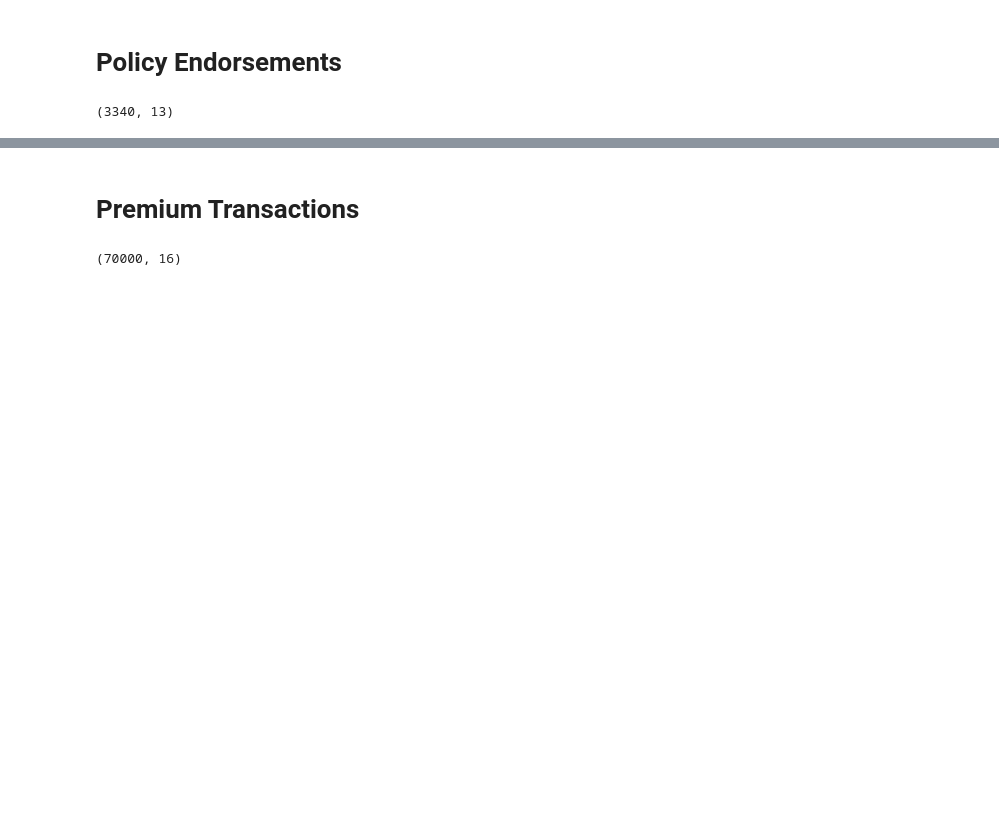
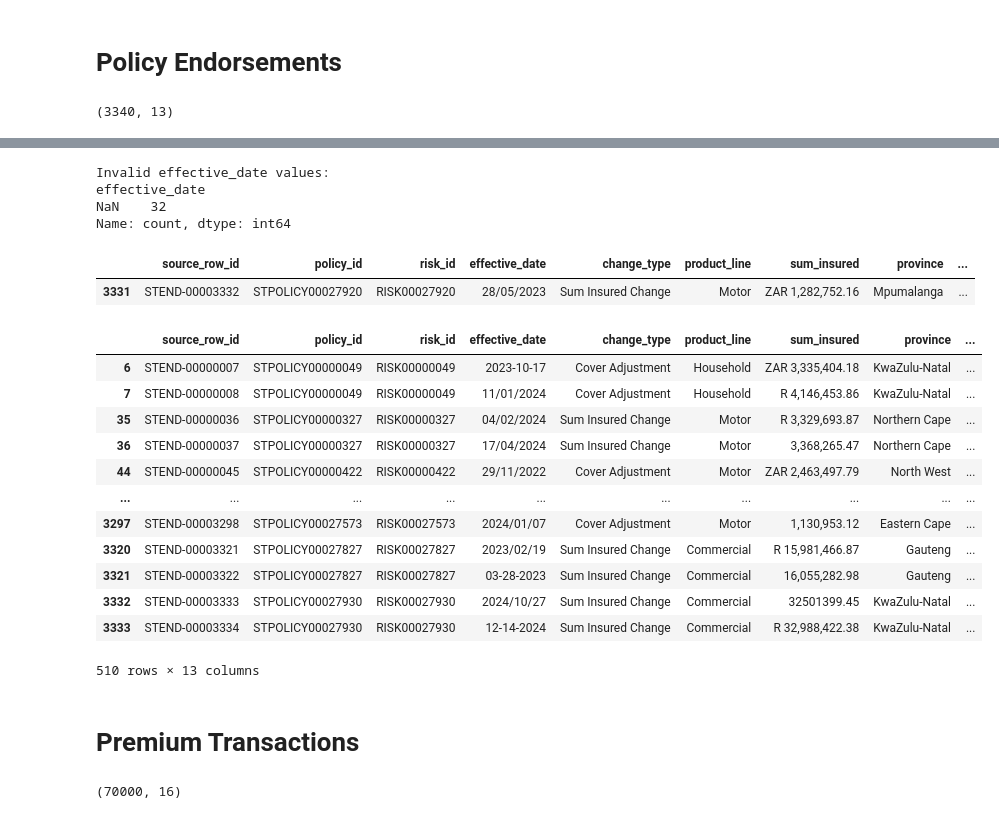
Before and after one commit to SumiK2001/https---github.com-SumiK2001-Santam-Final-Project, a Jupyter notebook: Untitled46.ipynb, the cells around one changed output, grey strips where cells are left out. Cells and saved outputs as stored; diff of their text form; code cells hidden in the pictures; blank space fills up the shorter version.

```diff
--- a/Untitled46.ipynb
+++ b/Untitled46.ipynb
@@ -313,0 +439,7 @@ policy_endorsements.shape
+# %%
+#Replacing the invalid amount wit NaN
+
+policy_endorsements['sum_insured'] = policy_endorsements['sum_insured'].replace(
+    ['--', 'not recorded'],
+    pd.NA
+)
@@ -313,0 +456,11 @@ policy_endorsements.shape
+# %%
+#Removing CURRENCY in the money
+
+policy_endorsements['sum_insured'] = (
+    policy_endorsements['sum_insured']
+    .astype(str)
+    .str.replace('ZAR', '', regex=False)
+    .str.replace('R', '', regex=False)
+    .str.replace('zar', '', regex=False)
+    .str.strip()
+)
@@ -313,0 +479,21 @@ policy_endorsements.shape
+# %%
+#Checking invalid dates
+
+tmp_effective = pd.to_datetime(
+    policy_endorsements['effective_date'],
+    format='mixed',
+    errors='coerce'
+)
+
+print("Invalid effective_date values:")
+print(
+    policy_endorsements.loc[
+        tmp_effective.isna(),
+        'effective_date'
+    ].value_counts(dropna=False)
+)
+# %% [output]
+Invalid effective_date values:
+effective_date
+NaN    32
+Name: count, dtype: int64
@@ -314,3 +521,44 @@ policy_endorsements.shape
+# %%
+# Converting Vehicle  Year to int
+policy_endorsements['vehicle_year'] = policy_endorsements['vehicle_year'].astype('Int64')
+# %%
+# Coveerting Date to date type
+policy_endorsements['effective_date'] = pd.to_datetime(
+    policy_endorsements['effective_date'],
+    format='mixed'
+)
+# %%
+##STPOLICY00027920
+
+policy_endorsements[
+    policy_endorsements['policy_id'] == 'STPOLICY00027920'
+]
+# %% [output]
+|  | source_row_id | policy_id | risk_id | effective_date | change_type | product_line | sum_insured | province | ... |
+| 3331 | STEND-00003332 | STPOLICY00027920 | RISK00027920 | 28/05/2023 | Sum Insured Change | Motor | ZAR 1,282,752.16 | Mpumalanga | ... |
+# %%
+# Checking duplicates
+dup_ids = policy_endorsements['policy_id'].value_counts().loc[lambda x: x > 1].index
+
+duplicated_rows = policy_endorsements[
+    policy_endorsements['policy_id'].isin(dup_ids)
+]
+
+duplicated_rows.sort_values('policy_id')
+# %% [output]
+|  | source_row_id | policy_id | risk_id | effective_date | change_type | product_line | sum_insured | province | ... |
+| 6 | STEND-00000007 | STPOLICY00000049 | RISK00000049 | 2023-10-17 | Cover Adjustment | Household | ZAR 3,335,404.18 | KwaZulu-Natal | ... |
+| 7 | STEND-00000008 | STPOLICY00000049 | RISK00000049 | 11/01/2024 | Cover Adjustment | Household | R 4,146,453.86 | KwaZulu-Natal | ... |
+| 35 | STEND-00000036 | STPOLICY00000327 | RISK00000327 | 04/02/2024 | Sum Insured Change | Motor | R 3,329,693.87 | Northern Cape | ... |
+| 36 | STEND-00000037 | STPOLICY00000327 | RISK00000327 | 17/04/2024 | Sum Insured Change | Motor | 3,368,265.47 | Northern Cape | ... |
+| 44 | STEND-00000045 | STPOLICY00000422 | RISK00000422 | 29/11/2022 | Cover Adjustment | Motor | ZAR 2,463,497.79 | North West | ... |
+| ... | ... | ... | ... | ... | ... | ... | ... | ... | ... |
+| 3297 | STEND-00003298 | STPOLICY00027573 | RISK00027573 | 2024/01/07 | Cover Adjustment | Motor | 1,130,953.12 | Eastern Cape | ... |
+| 3320 | STEND-00003321 | STPOLICY00027827 | RISK00027827 | 2023/02/19 | Sum Insured Change | Commercial | R 15,981,466.87 | Gauteng | ... |
+| 3321 | STEND-00003322 | STPOLICY00027827 | RISK00027827 | 03-28-2023 | Sum Insured Change | Commercial | 16,055,282.98 | Gauteng | ... |
+| 3332 | STEND-00003333 | STPOLICY00027930 | RISK00027930 | 2024/10/27 | Sum Insured Change | Commercial | 32501399.45 | KwaZulu-Natal | ... |
+| 3333 | STEND-00003334 | STPOLICY00027930 | RISK00027930 | 12-14-2024 | Sum Insured Change | Commercial | R 32,988,422.38 | KwaZulu-Natal | ... |
+510 rows × 13 columns
 # %% [markdown]
 # Premium Transactions
 # %%
```
Also changed, not shown: parts of 29 cells of this notebook, 4 other files.
